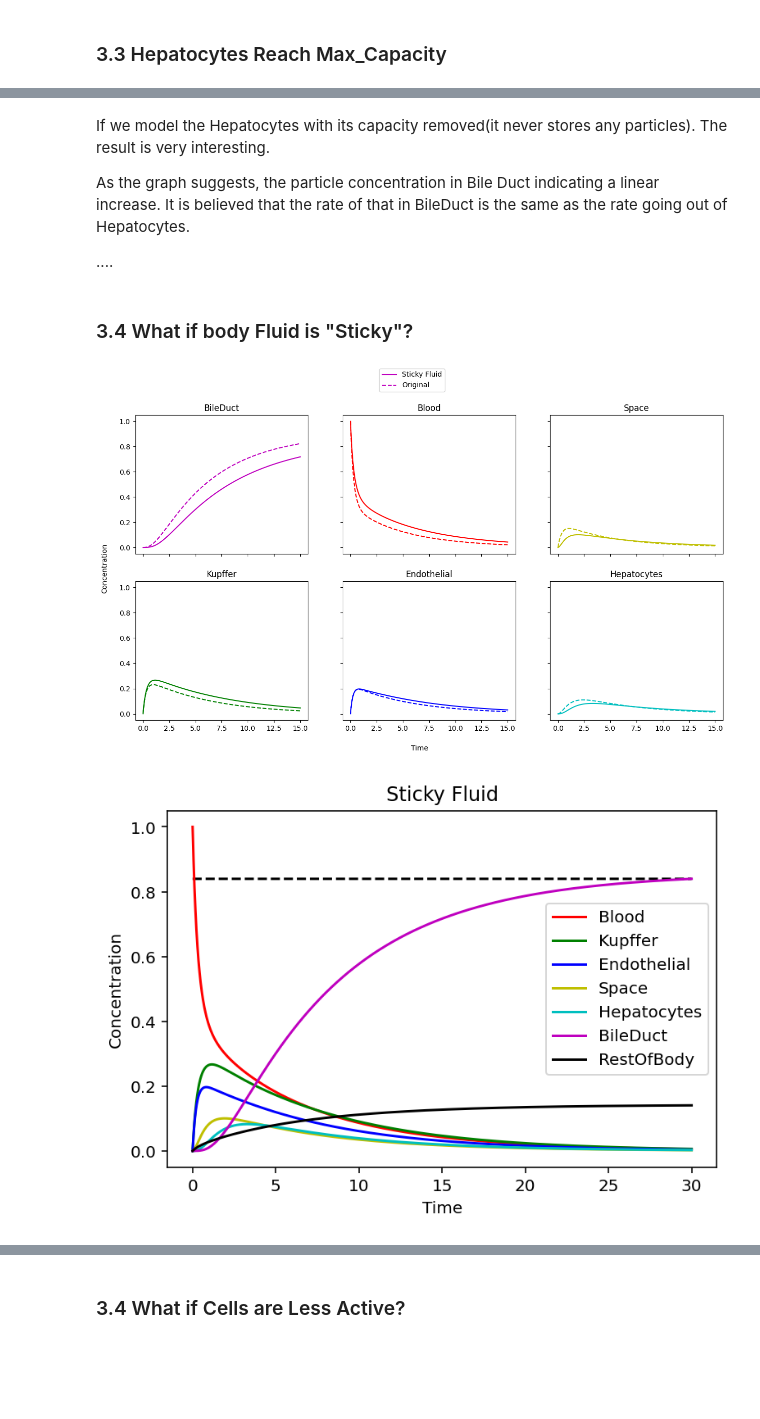
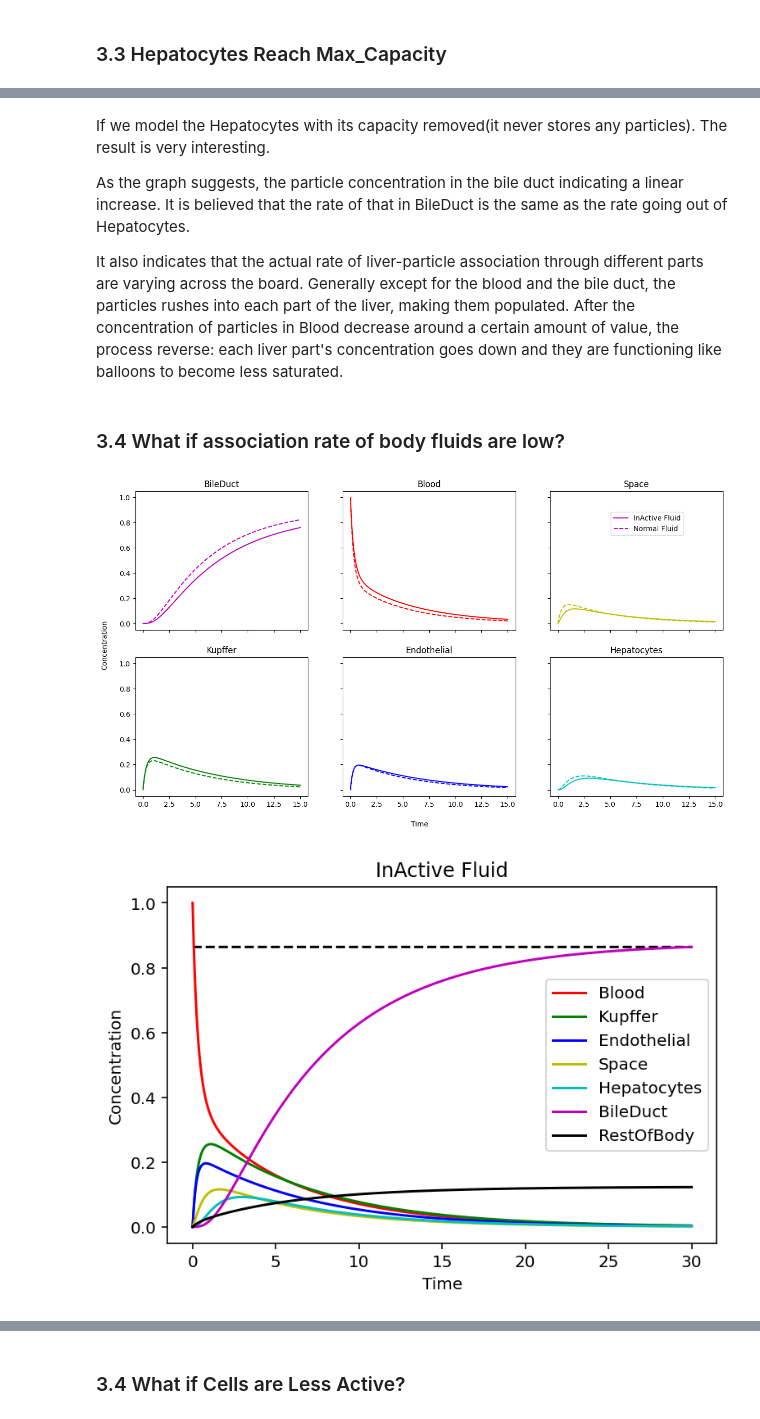
Before and after one commit to lich2000117/NanoParticles-Modelling, a Jupyter notebook: Code/Final_Model.ipynb, the cells around one changed output, grey strips where cells are left out. Drawn from its saved outputs; the diff is of its cells as text; code cells hidden in the pictures; blank space fills up the shorter version.

```diff
--- a/Code/Final_Model.ipynb
+++ b/Code/Final_Model.ipynb
@@ -443,17 +451,0 @@ def compare_ode_models(ode_list, names, time_range, save_file=True):
-# %%
-
-## Remove Kupffer's effect by setting it no absorb and out
-
-remove_kup_data = copy.deepcopy(cell_data)
-remove_kup_data["Kupffer"]["rate_in"] = remove_kup_data["Kupffer"]["rate_out"] = 0
-
-## Without Kupffer Cell's OverView
-ode = Initialize_ODE(particle_data, fluid_data, cell_data)
-ode.solve()
-ode_noKupffer = Initialize_ODE(particle_data, fluid_data, remove_kup_data)
-ode_noKupffer.solve()
-
-ode_list = [ode_noKupffer, ode]
-ode_names = ["Remove Kupffer", "Original"]
-time_range = [0,15]
-compare_ode_models(ode_list, ode_names, time_range)
@@ -528,11 +511,11 @@ compare_ode_models(ode_list, ode_names, time_range)
 # %% [markdown]
 If we model the Hepatocytes with its capacity removed(it never stores any particles). The result is very interesting.
 
-As the graph suggests, the particle concentration in Bile Duct indicating a linear increase. It is believed that the rate of that in BileDuct is the same as the rate going out of Hepatocytes.
+As the graph suggests, the particle concentration in the bile duct indicating a linear increase. It is believed that the rate of that in BileDuct is the same as the rate going out of Hepatocytes.
 
-....
+It also indicates that the actual rate of liver-particle association through different parts are varying across the board. Generally except for the blood and the bile duct, the particles rushes into each part of the liver, making them populated. After the concentration of particles in Blood decrease around a certain amount of value, the process reverse: each liver part's concentration goes down and they are functioning like balloons to become less saturated.
 # %% [markdown]
-### 3.4 What if body Fluid is "Sticky"?
+### 3.4 What if association rate of body fluids are low?
 # %%
 
 
@@ -546,15 +529,15 @@ particle_data = {
 
 fluid_data = {
     "Blood":{
-        "rate_association": 0.01,
+        "rate_association": 0.5,
         "init_concentration":1,
     },
     "Space":{
-        "rate_association": 0.05,
+        "rate_association": 0.5,
         "init_concentration":0,
     },
     "BileDuct":{
-        "rate_association": 0.05,
+        "rate_association": 0.5,
         "init_concentration":0,
     },
 }
@@ -587,13 +570,13 @@ cell_data = {
 # %%
 
 ## With Body Fluid more Sticky
 ode_Sticky_Fluid = Initialize_ODE(particle_data, fluid_data, cell_data)
 ode_Sticky_Fluid.solve()
 
 ode_list = [ode_Sticky_Fluid, ode]
-ode_names = ["Sticky Fluid", "Original"]
+ode_names = ["InActive Fluid", "Normal Fluid"]
 time_range = [0,15]
 compare_ode_models(ode_list, ode_names, time_range)
 # %% [output]
-[figure, old version]
+[figure, new version]
-[figure, old version]
+[figure, new version]
```
Also changed, not shown: parts of 28 cells of this notebook, 39 other files.
